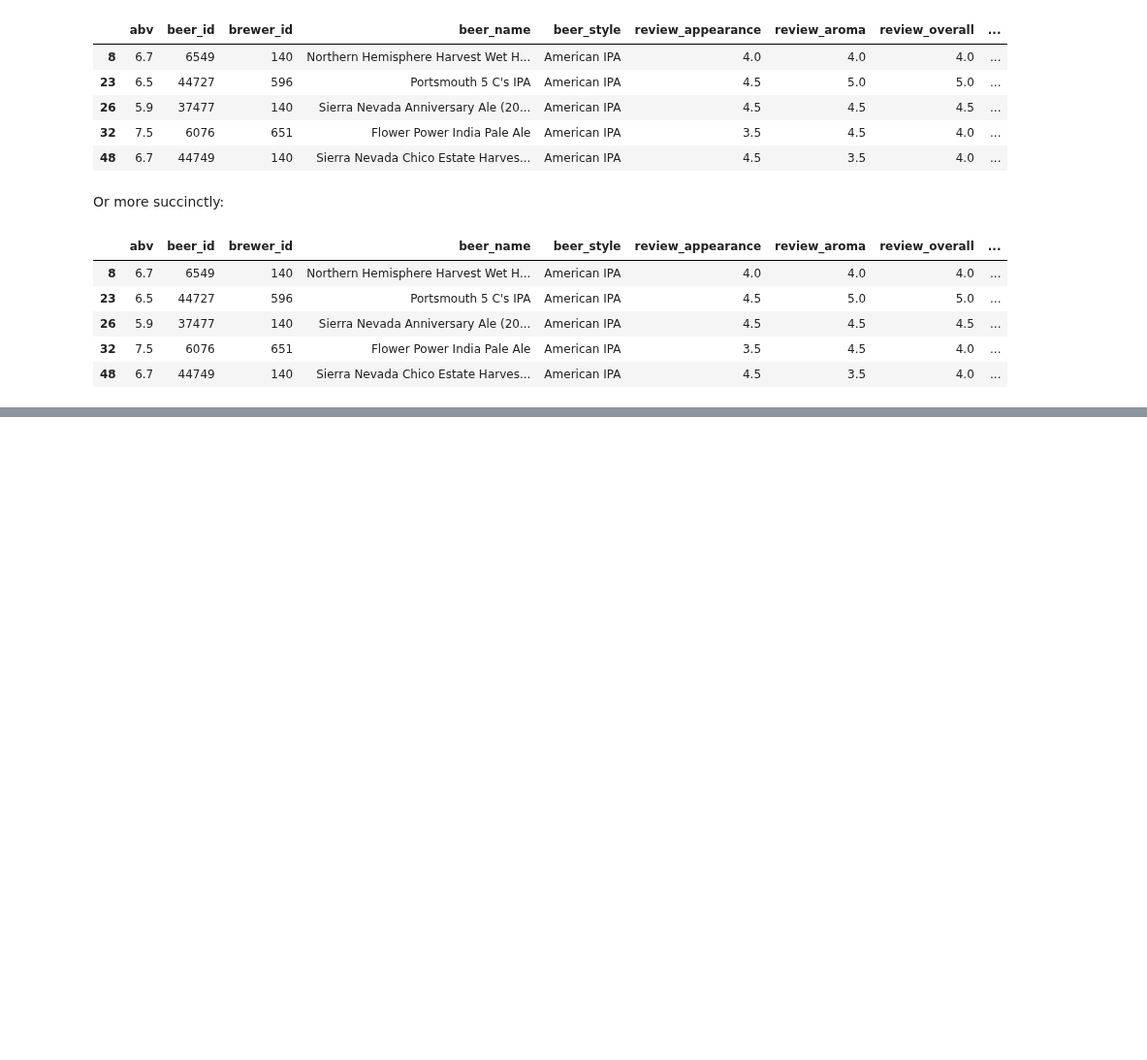
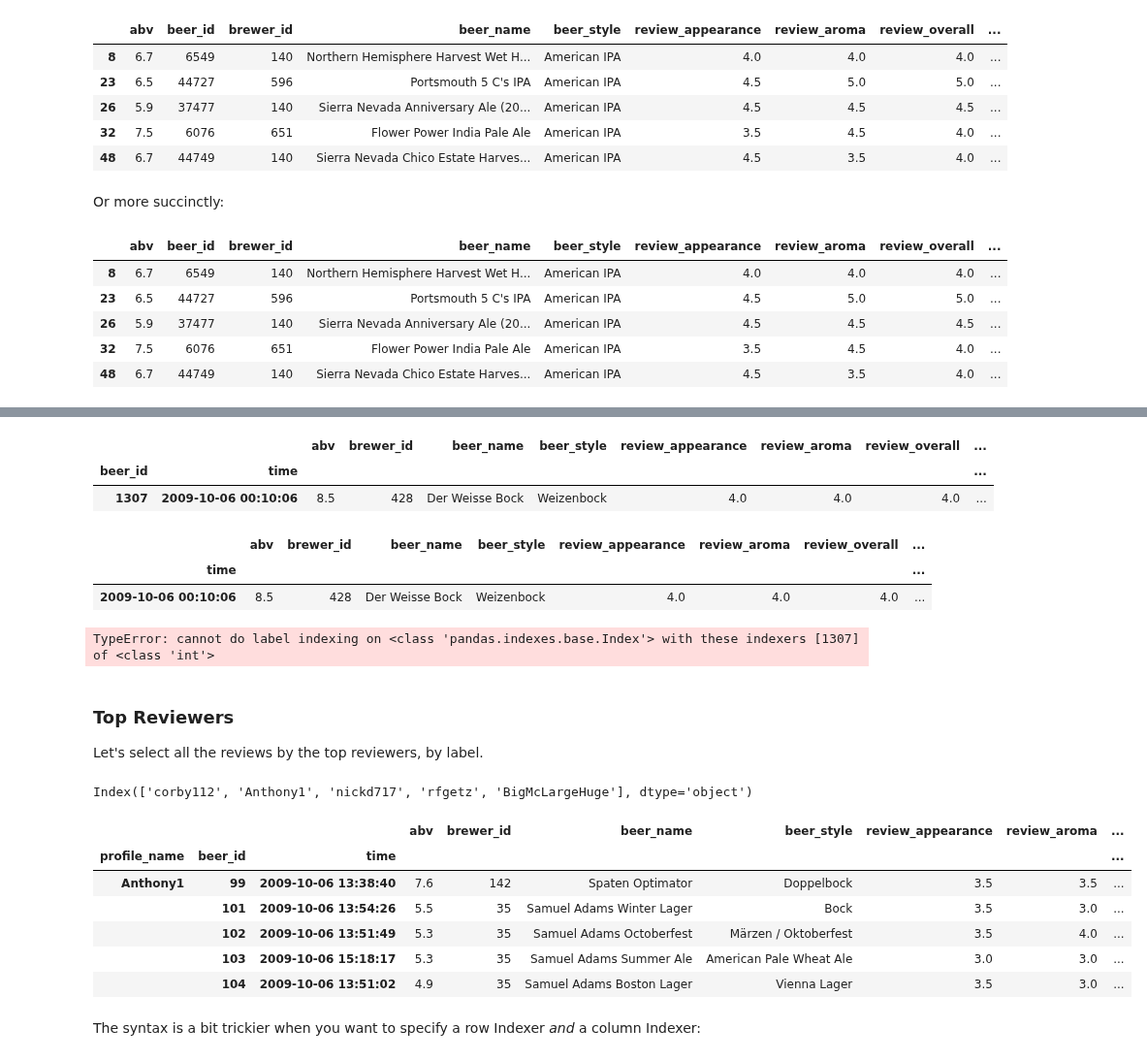
Before and after one commit to ihmeuw/ihme-python-course, a Jupyter notebook: Lecture 4/Pandas II.ipynb, the cells around one changed output, grey strips where cells are left out. Shown at 97% size. Saved outputs shown, nothing was run; the diff lists cells and outputs as text; code cells hidden in the pictures; blank space fills up the shorter version.

```diff
--- a/Lecture 4/Pandas II.ipynb
+++ b/Lecture 4/Pandas II.ipynb
@@ -127,0 +267,37 @@ df[df.beer_style.isin(['American IPA', 'Pilsner'])].head()
+# %%
+reviews.loc['05Harley']
+# %% [output]
+|  |  | abv | brewer_id | beer_name | beer_style | review_appearance | review_aroma | review_overall | ... |
+| beer_id | time |  |  |  |  |  |  |  | ... |
+| 1307 | 2009-10-06 00:10:06 | 8.5 | 428 | Der Weisse Bock | Weizenbock | 4.0 | 4.0 | 4.0 | ... |
+# %%
+reviews.loc['05Harley',1307]
+# %% [output]
+|  | abv | brewer_id | beer_name | beer_style | review_appearance | review_aroma | review_overall | ... |
+| time |  |  |  |  |  |  |  | ... |
+| 2009-10-06 00:10:06 | 8.5 | 428 | Der Weisse Bock | Weizenbock | 4.0 | 4.0 | 4.0 | ... |
+# %%
+reviews.loc[:,1307]
+# %% [output]
+TypeError: cannot do label indexing on <class 'pandas.indexes.base.Index'> with these indexers [1307] of <class 'int'>
+# %% [markdown]
+### Top Reviewers
+
+Let's select all the reviews by the top reviewers, by label.
+# %%
+top_reviewers = df['profile_name'].value_counts().head(5).index
+top_reviewers
+# %% [output]
+Index(['corby112', 'Anthony1', 'nickd717', 'rfgetz', 'BigMcLargeHuge'], dtype='object')
+# %%
+reviews.loc[top_reviewers, :, :].head()
+# %% [output]
+|  |  |  | abv | brewer_id | beer_name | beer_style | review_appearance | review_aroma | ... |
+| profile_name | beer_id | time |  |  |  |  |  |  | ... |
+| Anthony1 | 99 | 2009-10-06 13:38:40 | 7.6 | 142 | Spaten Optimator | Doppelbock | 3.5 | 3.5 | ... |
+|  | 101 | 2009-10-06 13:54:26 | 5.5 | 35 | Samuel Adams Winter Lager | Bock | 3.5 | 3.0 | ... |
+|  | 102 | 2009-10-06 13:51:49 | 5.3 | 35 | Samuel Adams Octoberfest | Märzen / Oktoberfest | 3.5 | 4.0 | ... |
+|  | 103 | 2009-10-06 15:18:17 | 5.3 | 35 | Samuel Adams Summer Ale | American Pale Wheat Ale | 3.0 | 3.0 | ... |
+|  | 104 | 2009-10-06 13:51:02 | 4.9 | 35 | Samuel Adams Boston Lager | Vienna Lager | 3.5 | 3.0 | ... |
+# %% [markdown]
+The syntax is a bit trickier when you want to specify a row Indexer *and* a column Indexer:
```
Also changed, not shown: parts of 28 cells of this notebook, 1 other file.
